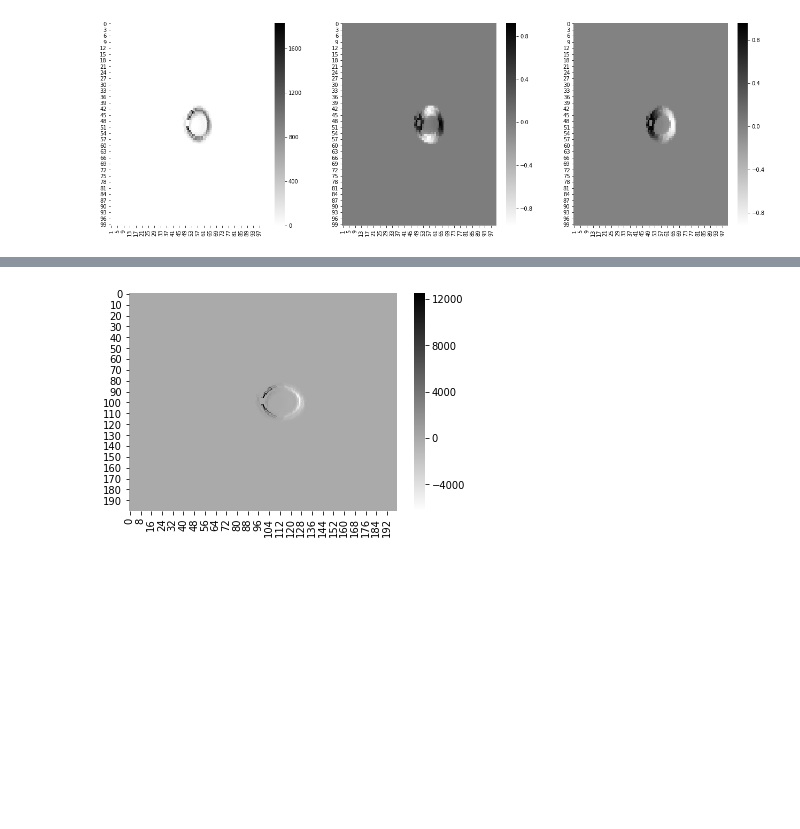
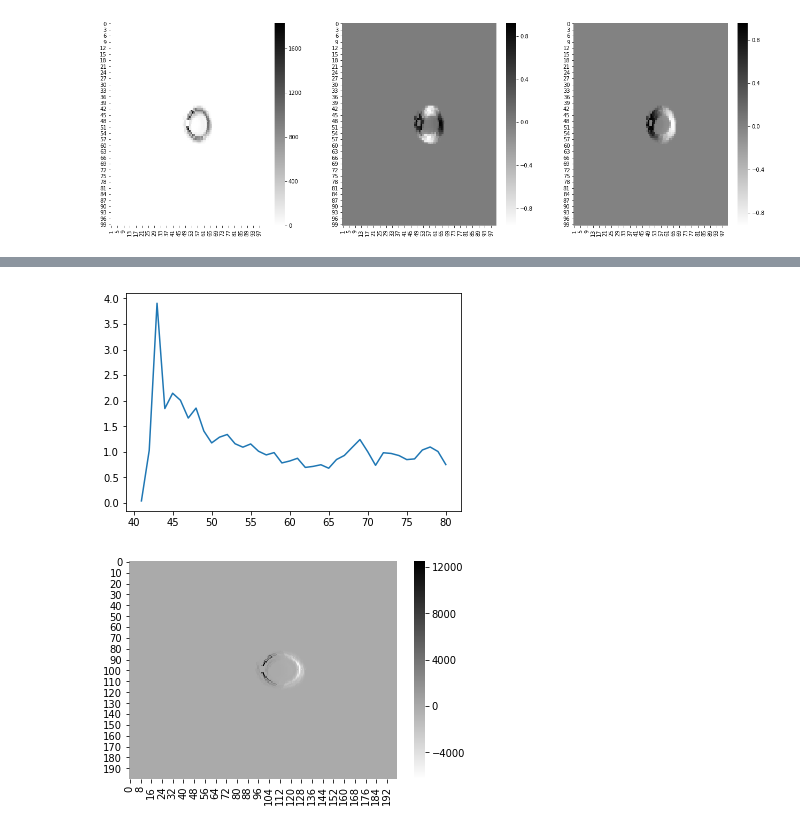
Before and after one commit to jeffmm/simcore, a Jupyter notebook: PlotPDF.ipynb, the cells around one changed output, grey strips where cells are left out. Saved outputs shown, nothing was run; the diff lists cells and outputs as text; code cells hidden in the pictures; blank space fills up the shorter version.

```diff
--- a/PlotPDF.ipynb
+++ b/PlotPDF.ipynb
@@ -42,3 +39,20 @@ dfpolar=dfpolar.dropna(axis=1)
+# %%
+def foldedSeries(df):
+    index=int(df.shape[0]/2)
+    if (df.shape[0]%2!=0):
+
+    index=int(df.shape[0]/2)
+    s=list(df.iloc[index]
+index=int(dfpdf.shape[0]/2)
+pdf=list(dfpdf.iloc[index][:index])
+pdf.reverse()
+pdf=0.5*(dfpdf.iloc[index][index:]+s)
+nem=list(dfnematic.iloc[index][:index])
+plt.figure()
+s.plot()
+plt.show()
+# %% [output]
+[figure, added]
 # %%
 plt.figure()
 sns.heatmap(dfpolar,cmap=cm.binary)
```
Also changed, not shown: parts of 4 cells of this notebook, 19 other files.
